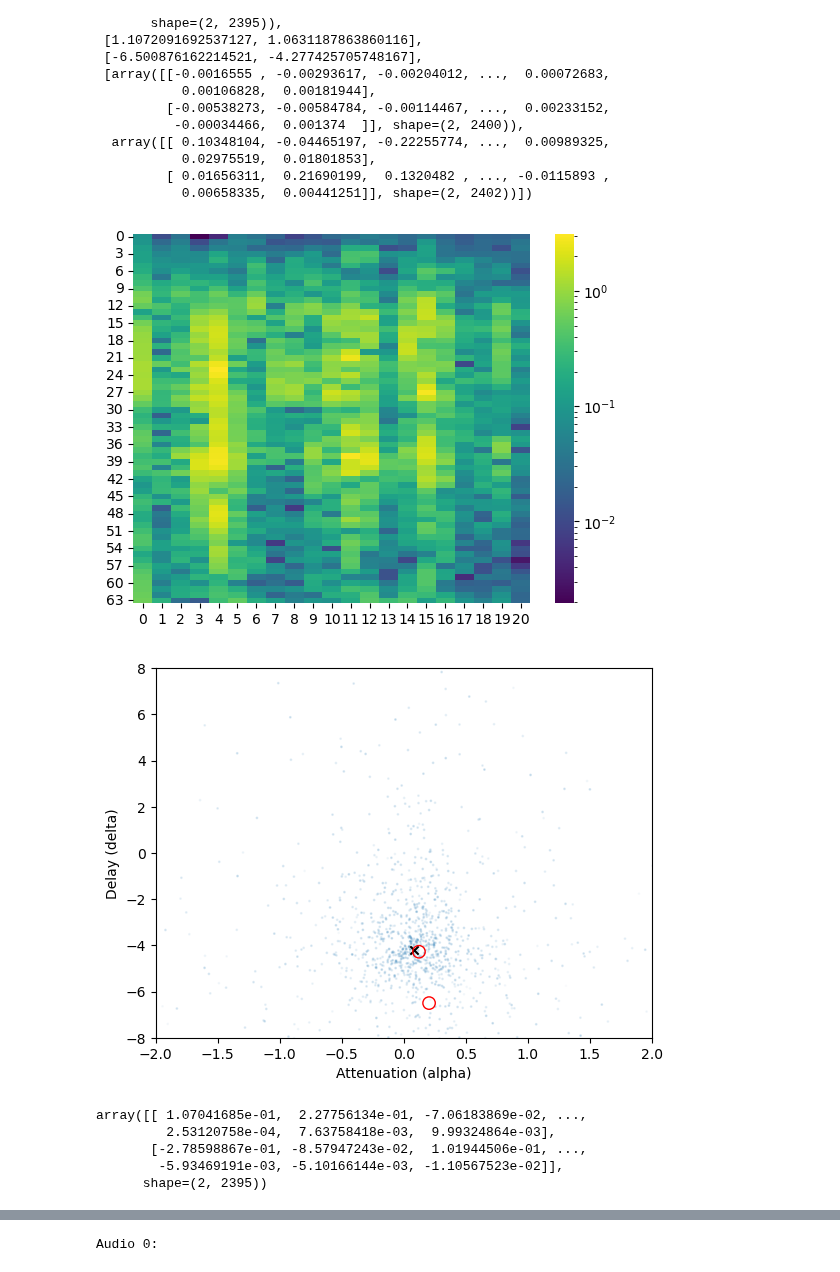
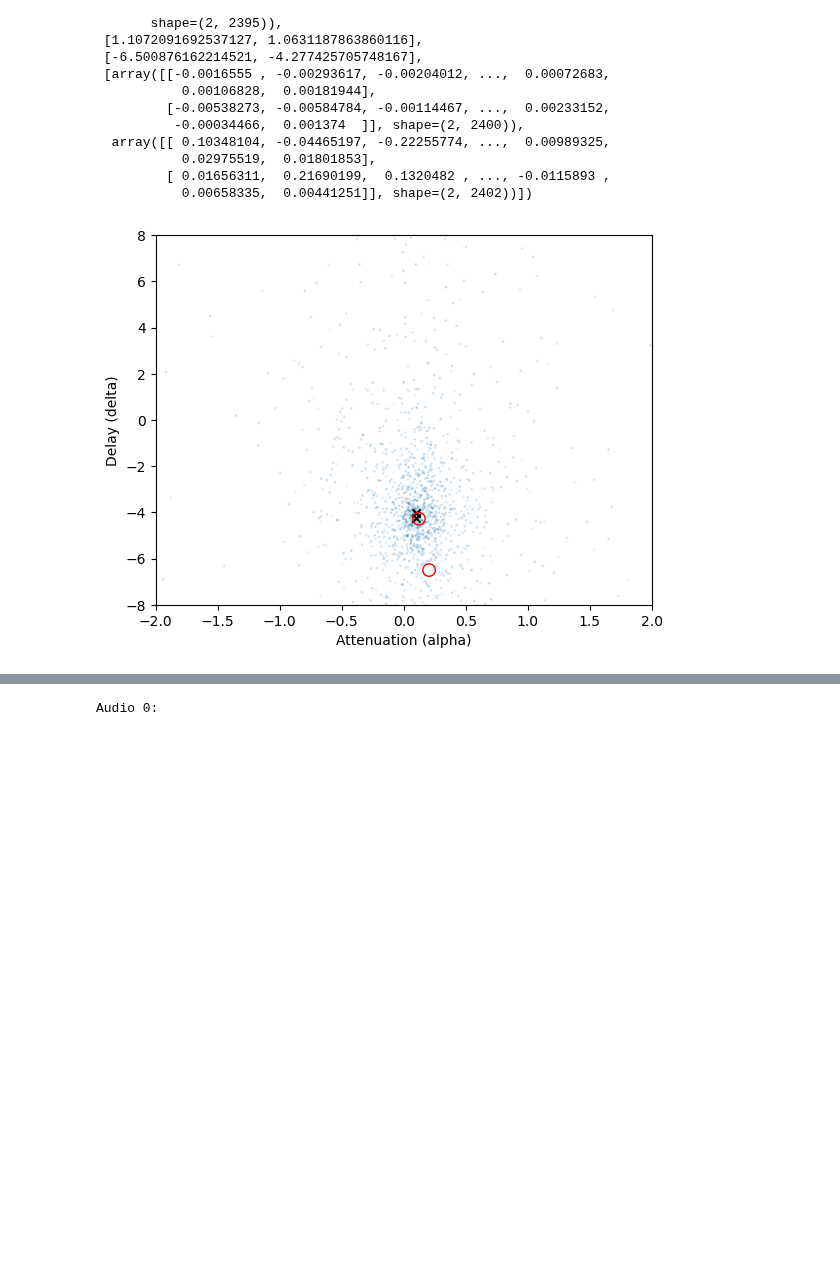
Before and after one commit to MoravianUniversity/duet, a Jupyter notebook: python/duet-opt.ipynb, the cells around one changed output, grey strips where cells are left out. Drawn from its saved outputs; the diff is of its cells as text; code cells hidden in the pictures; blank space fills up the shorter version.

Commit message:
Adding adaptive and computed bandwidths for mean-shift.

```diff
--- a/python/duet-opt.ipynb
+++ b/python/duet-opt.ipynb
@@ -174,7 +230,7 @@ DATA[ind]
            0.00658335,  0.00441251]], shape=(2, 2402))])
 # %%
 # Allows for displaying results for a single sample or sub-sample with given parameters
-def display_params_2(d, params: dict, sub: int = -1, fs: int = 16000):
+def display_params_2(d, params: dict, sub: int = -1, fs: int = 16000, spec: bool = False):
     colors = ['blue', 'orange', 'green', 'red', 'purple']
     color = None if sub == -1 else colors[sub % len(colors)]
     x = d[0] if sub == -1 else d[3][sub]
@@ -190,8 +246,9 @@ def display_params_2(d, params: dict, sub: int = -1, fs: int = 16000):
     if sub != -1:
         alpha_real = [alpha_real[sub]]
         delta_real = [delta_real[sub]]
-    sns.heatmap(abs(tf[0]), norm=LogNorm(), cmap='viridis')
-    plt.figure()
+    if spec:
+        sns.heatmap(abs(tf[0]), norm=LogNorm(), cmap='viridis')
+        plt.figure()
     display_results(alpha, delta, tf_weights, alpha_peaks, delta_peaks, alpha_real, delta_real, color=color)
     #return score_alpha_deltas((alpha_real, delta_real), (alpha_peaks, delta_peaks))
 # %%
@@ -202,16 +259,8 @@ mask = abs(tfs[0]) > abs(tfs[1])
 s_hat = duet._demix(mask-ish, tfs)
 # TODO: compute D/d according to 8.5 in paper
 # %%
-display_params_2(DATA[ind], param_grid[0])
+my_params = {"window": 256, "audio_length": 96, "p": 0.5, "q": 0, "big_delay": "diff", "delta_smoothing": (3, 1), "threshold": 0.25, "alpha_max": 1.5, "delta_max": 8.5, "convergence_tol": 0.25, "bandwidth": 0.3, "seed_count": 20, "min_bin_count": 10, "compute_seeds_using_weights": True}
+display_params_2(DATA[ind], my_params)
 # %% [output]
-[figure, old version]
+[figure, new version]
-[figure, removed]
-# %%
-DATA[ind][0]
-# %% [output]
-array([[ 1.07041685e-01,  2.27756134e-01, -7.06183869e-02, ...,
-         2.53120758e-04,  7.63758418e-03,  9.99324864e-03],
-       [-2.78598867e-01, -8.57947243e-02,  1.01944506e-01, ...,
-        -5.93469191e-03, -5.10166144e-03, -1.10567523e-02]],
-      shape=(2, 2395))
 # %%
```
Also changed, not shown: parts of 4 cells of this notebook, 3 other files.
